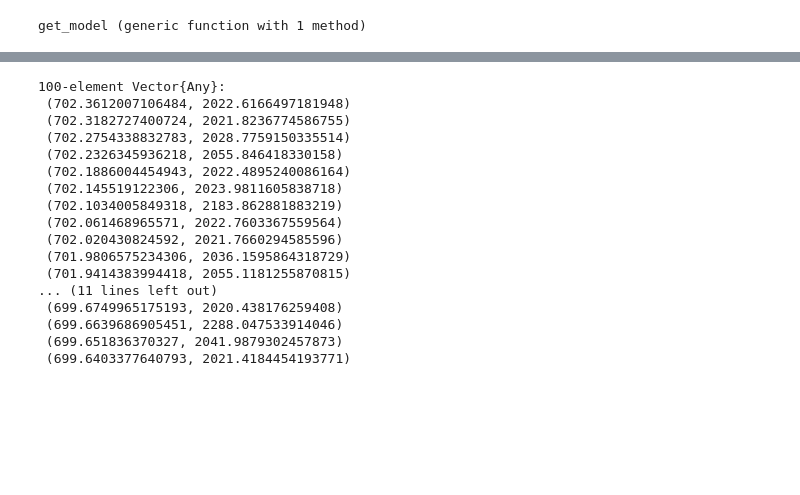
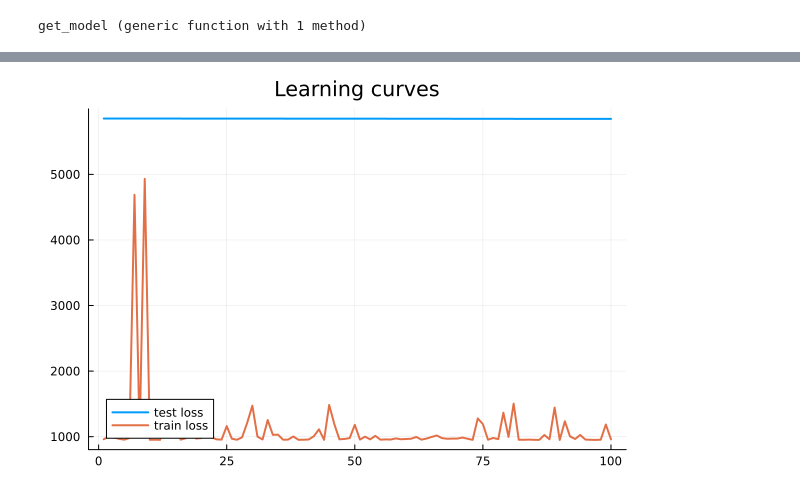
Before and after one commit to it1shka/Mlyn.jl, a Jupyter notebook: examples/adam_optimizer.ipynb, the cells around one changed output, grey strips where cells are left out. Saved outputs shown, nothing was run; the diff lists cells and outputs as text; code cells hidden in the pictures; blank space fills up the shorter version.

```diff
--- a/examples/adam_optimizer.ipynb
+++ b/examples/adam_optimizer.ipynb
@@ -146,5 +68,6 @@ train!(model, optimizer, 100, X_train, Y_train, X_test, Y_test; batch_size=100)
 model = get_model()
 optimizer = OptimizerAdam()
 init_adam!(optimizer, model.layers)
-train!(model, optimizer, 100, X_train, Y_train, X_test, Y_test; batch_size=100)
+history = train!(model, optimizer, 100, X_train, Y_train, X_test, Y_test; batch_size=100, logging = false)
+history_plot(history)
 # %% [output]
@@ -162,17 +74 @@ train!(model, optimizer, 100, X_train, Y_train, X_test, Y_test; batch_size=100)
-100-element Vector{Any}:
- (702.3612007106484, 2022.6166497181948)
- (702.3182727400724, 2021.8236774586755)
- (702.2754338832783, 2028.7759150335514)
- (702.2326345936218, 2055.846418330158)
- (702.1886004454943, 2022.4895240086164)
- (702.145519122306, 2023.9811605838718)
- (702.1034005849318, 2183.862881883219)
- (702.061468965571, 2022.7603367559564)
- (702.020430824592, 2021.7660294585596)
- (701.9806575234306, 2036.1595864318729)
- (701.9414383994418, 2055.1181255870815)
-... (11 lines left out)
- (699.6749965175193, 2020.438176259408)
- (699.6639686905451, 2288.047533914046)
- (699.651836370327, 2041.9879302457873)
- (699.6403377640793, 2021.4184454193771)
+[figure, added]
```
Also changed, not shown: parts of 6 cells of this notebook, 4 other files.
